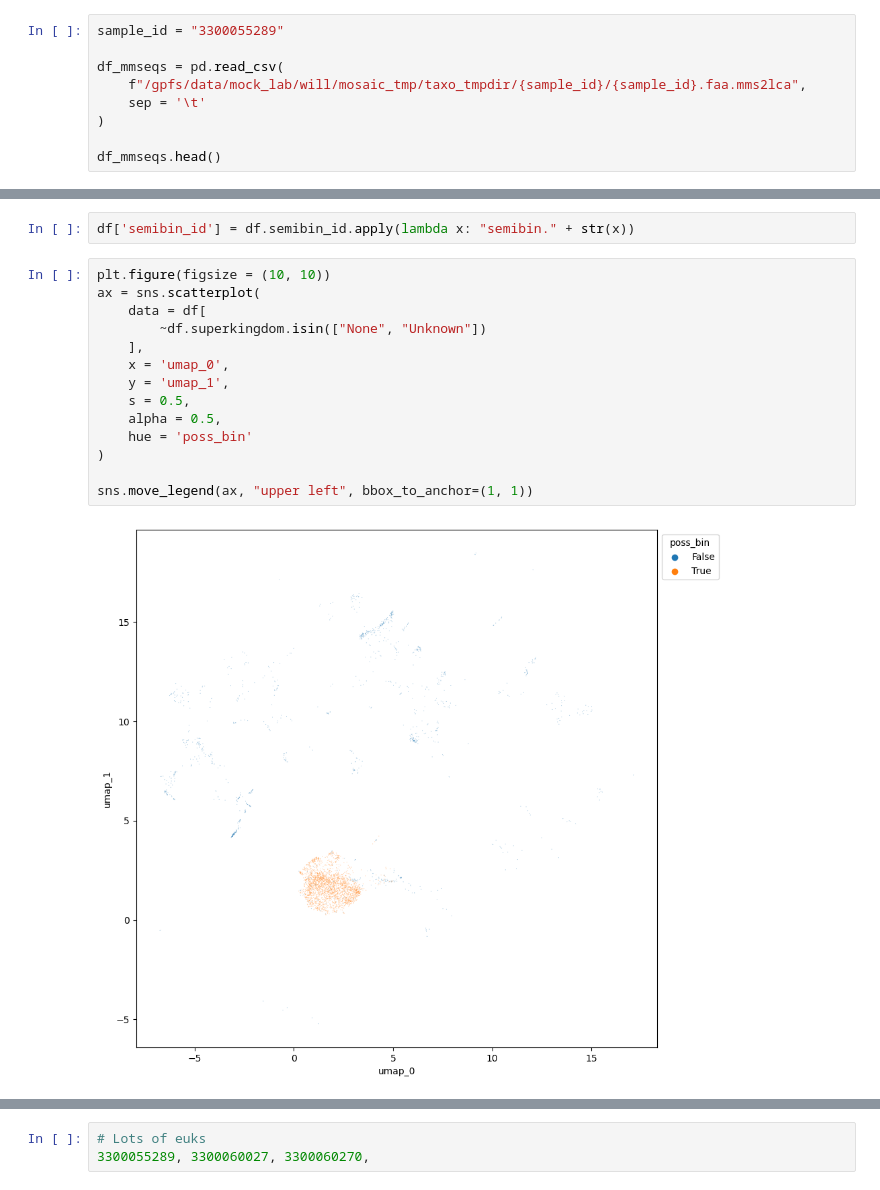
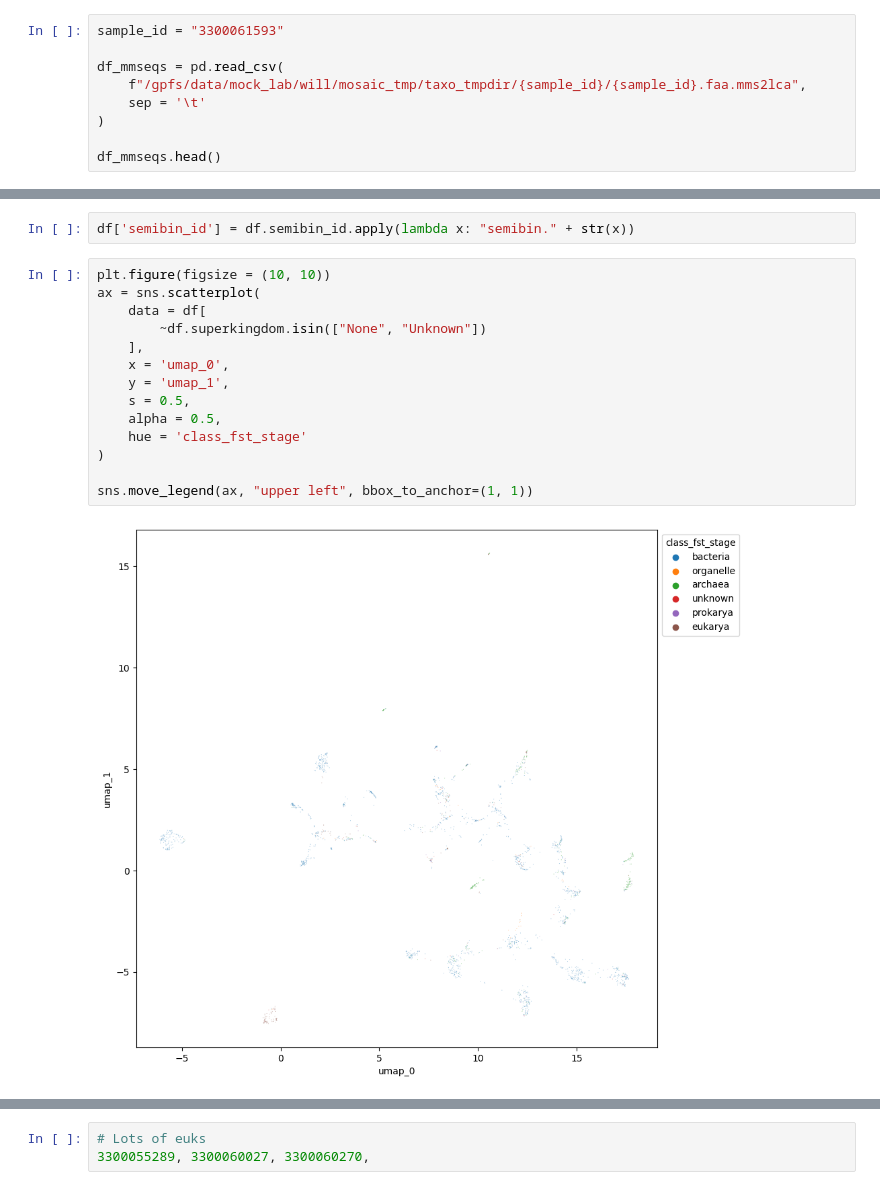
Before and after one commit to willboulton/mosaic-workflows, a Jupyter notebook: workflow/notebooks/plot_semibin_bins.ipynb, the cells around one changed output, grey strips where cells are left out. Saved outputs shown, nothing was run; the diff lists cells and outputs as text.

Commit message:
update samples list and notebook|

```diff
--- a/workflow/notebooks/plot_semibin_bins.ipynb
+++ b/workflow/notebooks/plot_semibin_bins.ipynb
@@ -72,5 +8,5 @@ data_split.csv                        semibin_umap_coords.npy
 # %%
-sample_id = "3300055289"
+sample_id = "3300061593"
 
 df_mmseqs = pd.read_csv(
     f"/gpfs/data/mock_lab/will/mosaic_tmp/taxo_tmpdir/{sample_id}/{sample_id}.faa.mms2lca",
@@ -184,16 +120,16 @@ df['semibin_id'] = df.semibin_id.apply(lambda x: "semibin." + str(x))
 # %%
 plt.figure(figsize = (10, 10))
 ax = sns.scatterplot(
     data = df[
         ~df.superkingdom.isin(["None", "Unknown"])
     ],
     x = 'umap_0',
     y = 'umap_1',
     s = 0.5,
     alpha = 0.5,
-    hue = 'poss_bin'
+    hue = 'class_fst_stage'
 )
 
 sns.move_legend(ax, "upper left", bbox_to_anchor=(1, 1))
 # %% [output]
-[figure, old version]
+[figure, new version]
```
Also changed, not shown: parts of 22 cells of this notebook, 1 other file.
